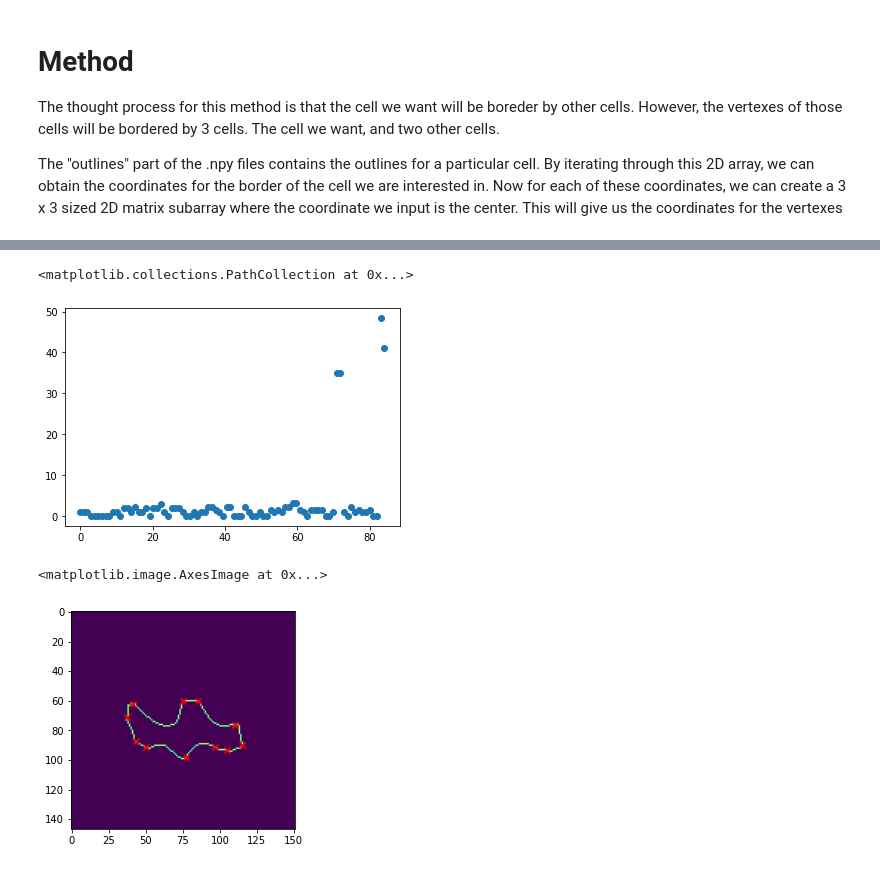
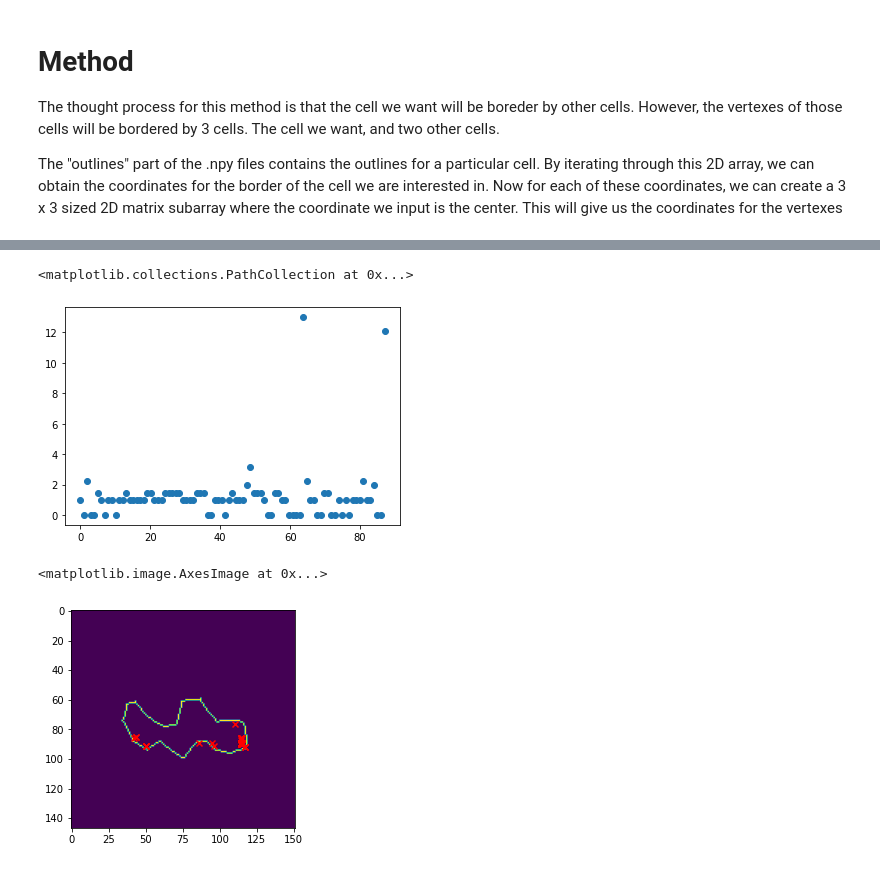
Before and after one commit to BiratalWagle/CellTension, a Jupyter notebook: Cellpose_Displacement_New.ipynb, the cells around one changed output, grey strips where cells are left out. Saved outputs shown, nothing was run; the diff lists cells and outputs as text; code cells hidden in the pictures.

```diff
--- a/Cellpose_Displacement_New.ipynb
+++ b/Cellpose_Displacement_New.ipynb
@@ -170,7 +178,7 @@ vertexList = []
 lengths = []
 for k in range(len(pointsList)):
     possibleVertex = filterVertex(pointsList[k], M[k])
-    if len(possibleVertex) == 11 or k < 3:
+    if len(possibleVertex) == 11:
         vertexList.append(possibleVertex)
         lengths.append(len(possibleVertex))
     else:
@@ -187,6 +195,6 @@ print(lengths)
 # %%
 # Attempt for getting displacement
-# The problem here was that
+
 def dist(f, g):
     return np.sqrt((f[0] - g[0])**2 + (f[1] - g[1])**2)
 displacementList = [[] ]* (len(vertexList) - 1)
@@ -197,6 +205,11 @@ for k in range(len(vertexList) - 1):
     v2 = vertexList[k + 1]
     for j in range(len(v1)):
         f = v1[j]
-        g = v2[j]
-        displacement.append(dist(f, g))
+        potentialDist = 100
+        for h in range(len(v2)):
+                g = v2[h]
+                dtest = dist(f, g) # iterate through and find which ones have the small displacement
+                if dtest < potentialDist:
+                    potentialDist = dtest
+        displacement.append(potentialDist)
     displacementList[k] = displacement
@@ -203,20 +252,23 @@ for k in range(len(vertexList) - 1):
 # %%
-Dtry = displacementList[3::]
+Dtry = displacementList
 Dtry = np.asarray(Dtry, dtype='object')
-a = Dtry[:, 2]
+a = Dtry[:, 4]
 x = np.linspace(0, len(a), len(a))
 plt.scatter(x, a)
 # %% [output]
 <matplotlib.collections.PathCollection at 0x...>
-[figure, old version]
+[figure, new version]
 # %%
-value = 4
 
-x = np.asarray(vertexList[value])[:, 0]
-y = np.asarray(vertexList[value])[:, 1]
+v = 6
 
-plt.scatter(y, x, marker = "x", color = "red")
-plt.imshow(O[value])
+for value in range(80):
+    x = np.asarray(vertexList[value])[:, 0]
+    y = np.asarray(vertexList[value])[:, 1]
+
+    plt.scatter(y[v], x[v], marker = "x", color = "red")
+
+plt.imshow(O[0])
 # %% [output]
 <matplotlib.image.AxesImage at 0x...>
-[figure, old version]
+[figure, new version]
```
Also changed, not shown: parts of 7 cells of this notebook, 4 other files.
